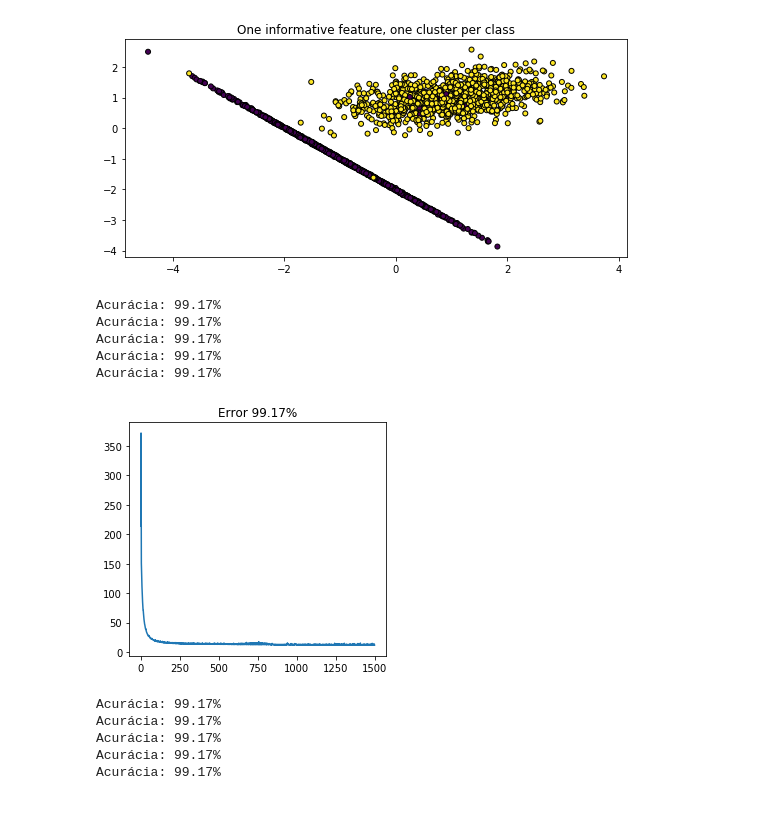
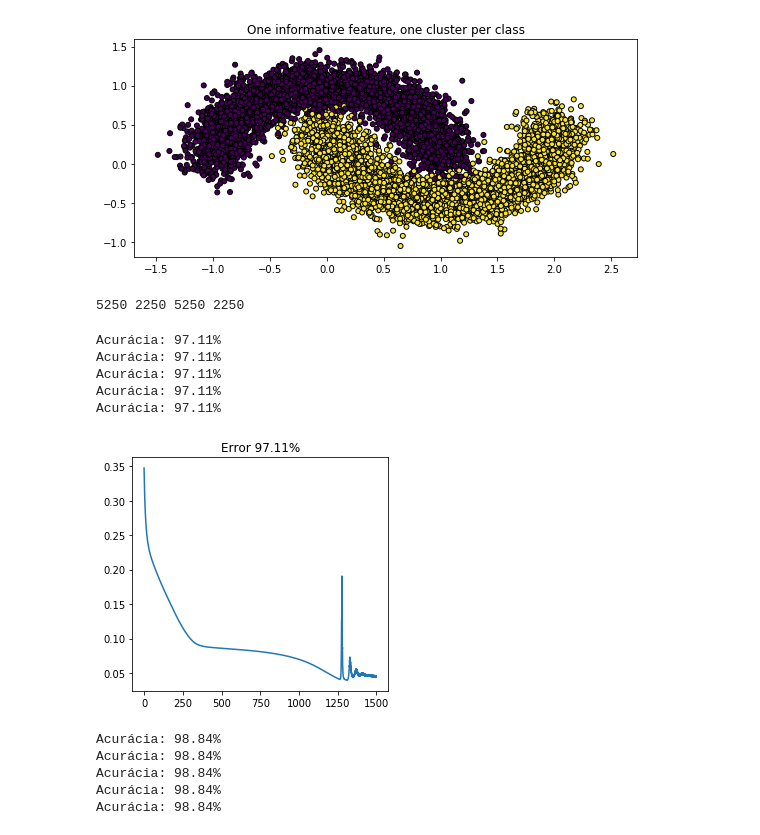
Before and after one commit to rdenadai/AI-Study-Notebooks, a Jupyter notebook: notebooks/NeuralNetwork.ipynb, the cells around one changed output. Drawn from its saved outputs; the diff is of its cells as text; code cells hidden in the pictures.

```diff
--- a/notebooks/NeuralNetwork.ipynb
+++ b/notebooks/NeuralNetwork.ipynb
@@ -10,13 +12,17 @@ from sklearn.neural_network import MLPClassifier
 # %%
 plt.figure(figsize=(9, 4))
 plt.title("One informative feature, one cluster per class")
-X, y = make_classification(n_samples=2000, n_features=2, n_classes=2,
+X, y = make_classification(n_samples=7500, n_features=2, n_classes=2,
                                n_redundant=0, n_informative=2, n_clusters_per_class=1)
+X, y = make_moons(7500, noise=0.15)
 plt.scatter(X[:, 0], X[:, 1], marker='o', c=y, s=25, edgecolor='k')
 plt.show()
 # %% [output]
-[figure, old version]
+[figure, new version]
 # %%
 X_train, X_test, y_train, y_test = train_test_split(X, y, test_size=0.3, random_state=42)
+print(len(X_train), len(X_test), len(y_train), len(y_test))
+# %% [output]
+5250 2250 5250 2250
 # %%
 from functools import reduce
@@ -137,16 +164,17 @@ better_acc = 0
 
 for _ in range(5):
     layers = (
-        Layer(1, inputs=2, outputs=4, activation='relu'),
-        Layer(2, inputs=4, outputs=8, activation='relu'),
-        Layer(4, inputs=8, outputs=4, activation='relu'),
-        Layer(5, inputs=4, outputs=1),
+        Layer(1, inputs=2, outputs=8, activation='relu'),
+        Layer(2, inputs=8, outputs=6, activation='relu'),
+        Layer(3, inputs=6, outputs=4, activation='relu'),
+        Layer(4, inputs=4, outputs=4, activation='relu'),
+        Layer(5, inputs=4, outputs=1, activation='relu'),
     )
 
     md = MultiLayerPerceptron(layers, X_train.copy().T, y_train.copy().T)
-    error = md.train()
-    predYm = np.where(md.predict(X_test.copy().T) > .5, 1, 0)
-    acc = np.round((np.sum(predYm == y_test) / len(y_test)) * 100, 2)
+    error = md.train(lr=1e-1)
+    y_pred = np.where(md.predict(X_test.copy().T) > .5, 1, 0)
+    acc = np.round((np.sum(y_pred == y_test) / len(y_test)) * 100, 2)
     if acc > better_acc:
         final_error = error
         better_acc = acc
@@ -160,20 +188,27 @@ if len(final_error):
     plt.tight_layout()
     plt.show()
 # %% [output]
-Acurácia: 99.17%
-Acurácia: 99.17%
-Acurácia: 99.17%
-Acurácia: 99.17%
-Acurácia: 99.17%
+Acurácia: 97.11%
+Acurácia: 97.11%
+Acurácia: 97.11%
+Acurácia: 97.11%
+Acurácia: 97.11%
-[figure, old version]
+[figure, new version]
 # %%
 for _ in range(5):
-    clf = MLPClassifier(max_iter=1500, tol=1e-3, alpha=1e-3)
+    clf = MLPClassifier(
+        max_iter=1500,
+        solver='sgd',
+        batch_size=X_train.shape[0],
+        shuffle=False,
+        learning_rate_init=1e-1,
+        random_state=0
+    )
     clf.fit(X_train, y_train)
     print(f'Acurácia: {np.round(clf.score(X_test, y_test) * 100, 2)}%')
 # %% [output]
-Acurácia: 99.17%
-Acurácia: 99.17%
-Acurácia: 99.17%
-Acurácia: 99.17%
-Acurácia: 99.17%
+Acurácia: 98.84%
+Acurácia: 98.84%
+Acurácia: 98.84%
+Acurácia: 98.84%
+Acurácia: 98.84%
```
Also changed, not shown: parts of 2 cells of this notebook.
